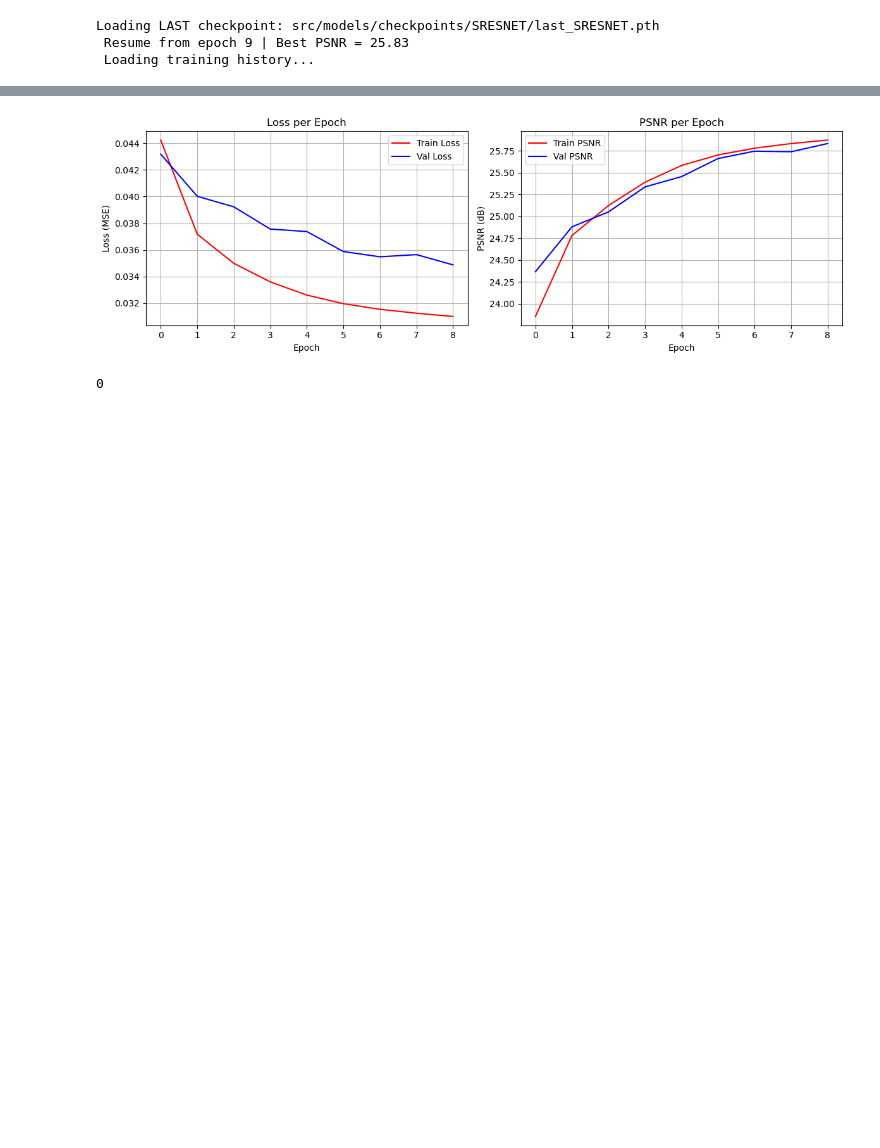
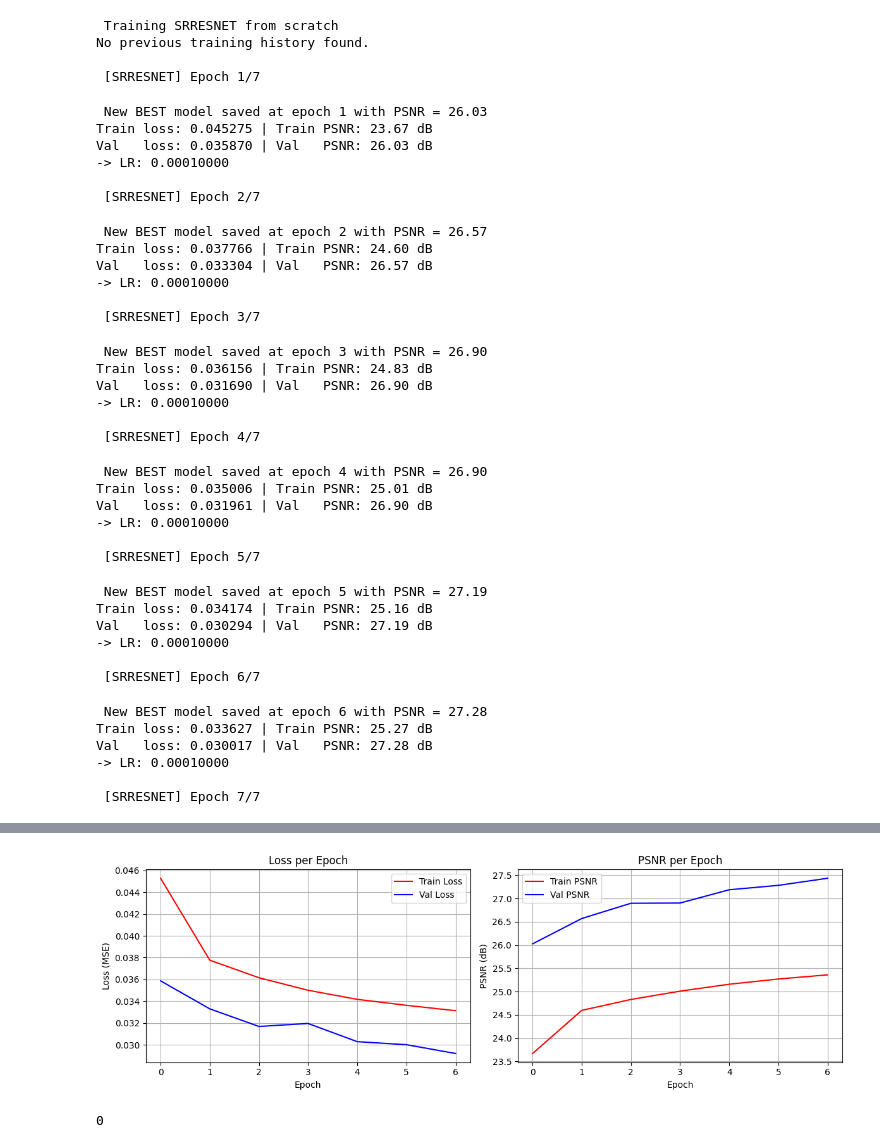
Before and after one commit to NadiYasser/Satellite_Super_Resulotion0, a Jupyter notebook: notebooks/yasser/SRRESNET_final_training.ipynb, the cells around one changed output, grey strips where cells are left out. Cells and saved outputs as stored; diff of their text form; code cells hidden in the pictures; blank space fills up the shorter version.

```diff
--- a/notebooks/yasser/SRRESNET_final_training.ipynb
+++ b/notebooks/yasser/SRRESNET_final_training.ipynb
@@ -4,4 +1,9 @@ os.chdir("/home/yasser/classes/DL26/final_Project")
 # %%
+%load_ext autoreload
+%autoreload 2
+import os
+os.chdir("/home/jadli/Bureau/BDAI2/Satellite_Super_Resulotion0")
+
 import torch
 import torch.nn as nn
 import torch.optim as optim
@@ -34,8 +36,8 @@ use_aug        = CONFIG["training"].get("use_augmentation", True)
 
 # HYPERPARAMS FROM CONFIG
 lr              = 0.0001 #CONFIG["training"]["lr"]
-weight_decay    = 0.0001
-num_epochs      = 5 #CONFIG["training"]["epochs"]
+weight_decay    = 0
+num_epochs      = 7 #CONFIG["training"]["epochs"]
 step_size       = 30 #CONFIG["training"]["scheduler_step_size"]
 gamma           = 0.5 #CONFIG["training"]["scheduler_gamma"]
 
@@ -67,7 +71,7 @@ device : cuda
   Val:   19044 samples
   Test:  19044 samples
 # %%
-num_epochs = 0
+
 train_model_sr(
     model=model,
     model_name="SRRESNET",
@@ -82,11 +86,48 @@ train_model_sr(
     model_requires_upscale=False,
     best_model_path=best_model_path,
     last_model_path=last_model_path,
-    mode="resume",
+    mode="scratch",
     history_path=history_path,
     use_amp=True
 )
 # %% [output]
-Loading LAST checkpoint: src/models/checkpoints/SRESNET/last_SRESNET.pth
- Resume from epoch 9 | Best PSNR = 25.83
- Loading training history...
+ Training SRRESNET from scratch
+No previous training history found.
+
+ [SRRESNET] Epoch 1/7
+ New BEST model saved at epoch 1 with PSNR = 26.03
+Train loss: 0.045275 | Train PSNR: 23.67 dB
+Val   loss: 0.035870 | Val   PSNR: 26.03 dB
+-> LR: 0.00010000
+
+ [SRRESNET] Epoch 2/7
+ New BEST model saved at epoch 2 with PSNR = 26.57
+Train loss: 0.037766 | Train PSNR: 24.60 dB
+Val   loss: 0.033304 | Val   PSNR: 26.57 dB
+-> LR: 0.00010000
+
+ [SRRESNET] Epoch 3/7
+ New BEST model saved at epoch 3 with PSNR = 26.90
+Train loss: 0.036156 | Train PSNR: 24.83 dB
+Val   loss: 0.031690 | Val   PSNR: 26.90 dB
+-> LR: 0.00010000
+
+ [SRRESNET] Epoch 4/7
+ New BEST model saved at epoch 4 with PSNR = 26.90
+Train loss: 0.035006 | Train PSNR: 25.01 dB
+Val   loss: 0.031961 | Val   PSNR: 26.90 dB
+-> LR: 0.00010000
+
+ [SRRESNET] Epoch 5/7
+ New BEST model saved at epoch 5 with PSNR = 27.19
+Train loss: 0.034174 | Train PSNR: 25.16 dB
+Val   loss: 0.030294 | Val   PSNR: 27.19 dB
+-> LR: 0.00010000
+
+ [SRRESNET] Epoch 6/7
+ New BEST model saved at epoch 6 with PSNR = 27.28
+Train loss: 0.033627 | Train PSNR: 25.27 dB
+Val   loss: 0.030017 | Val   PSNR: 27.28 dB
+-> LR: 0.00010000
+
+ [SRRESNET] Epoch 7/7
@@ -93,4 +138,4 @@ Loading LAST checkpoint: src/models/checkpoints/SRESNET/last_SRESNET.pth
-[figure, old version]
+[figure, new version]
-0
+0
 # %%
 from src.utils.helper_functions import train_sr, val_sr, plot_sr_progress
```
Also changed, not shown: parts of 3 cells of this notebook.
